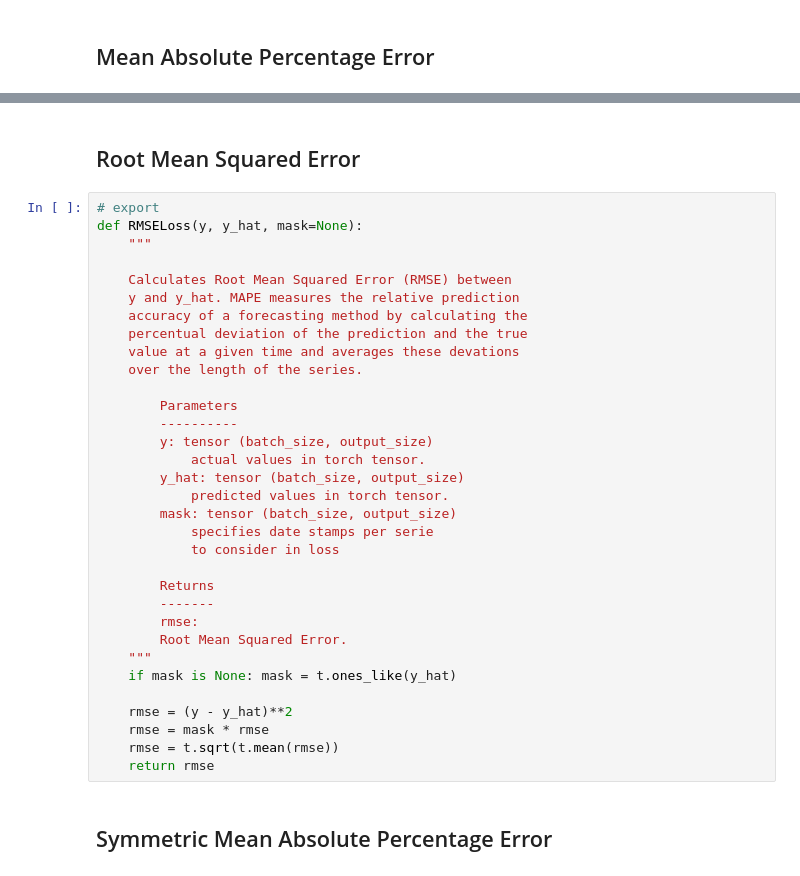
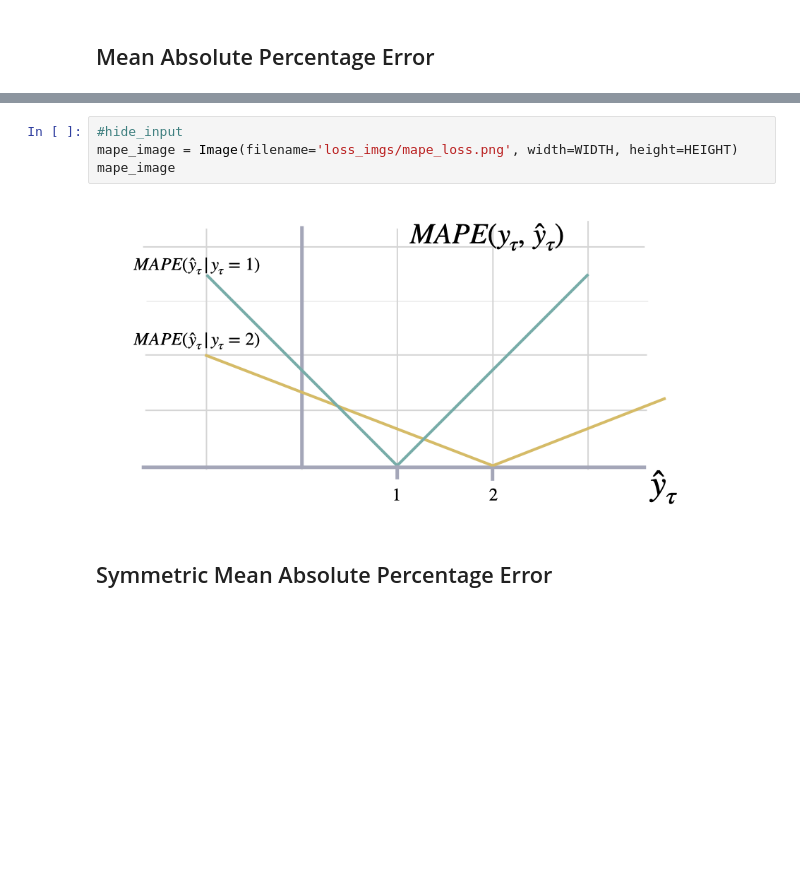
Before and after one commit to Nixtla/neuralforecast, a Jupyter notebook: nbs/losses__pytorch.ipynb, the cells around one changed output, grey strips where cells are left out. Drawn from its saved outputs; the diff is of its cells as text; blank space fills up the shorter version.

Commit message:
Improved PyTorch Losses and NumPy Evaluation docs, components typo

```diff
--- a/nbs/losses__pytorch.ipynb
+++ b/nbs/losses__pytorch.ipynb
@@ -95,38 +209,9 @@ def MSELoss(y, y_hat, mask=None):
-# %% [markdown]
-## Root Mean Squared Error
-# %%
-# export
-def RMSELoss(y, y_hat, mask=None):
-    """
-
-    Calculates Root Mean Squared Error (RMSE) between
-    y and y_hat. MAPE measures the relative prediction
-    accuracy of a forecasting method by calculating the
-    percentual deviation of the prediction and the true
-    value at a given time and averages these devations
-    over the length of the series.
-
-        Parameters
-        ----------
-        y: tensor (batch_size, output_size)
-            actual values in torch tensor.
-        y_hat: tensor (batch_size, output_size)
-            predicted values in torch tensor.
-        mask: tensor (batch_size, output_size)
-            specifies date stamps per serie
-            to consider in loss
-
-        Returns
-        -------
-        rmse:
-        Root Mean Squared Error.
-    """
-    if mask is None: mask = t.ones_like(y_hat)
-
-    rmse = (y - y_hat)**2
-    rmse = mask * rmse
-    rmse = t.sqrt(t.mean(rmse))
-    return rmse
+# %%
+#hide_input
+mape_image = Image(filename='loss_imgs/mape_loss.png', width=WIDTH, height=HEIGHT)
+mape_image
+# %% [output]
+[figure, added]
 # %% [markdown]
 ## Symmetric Mean Absolute Percentage Error
 # %%
```
Also changed, not shown: parts of 42 cells of this notebook, 10 other files.
